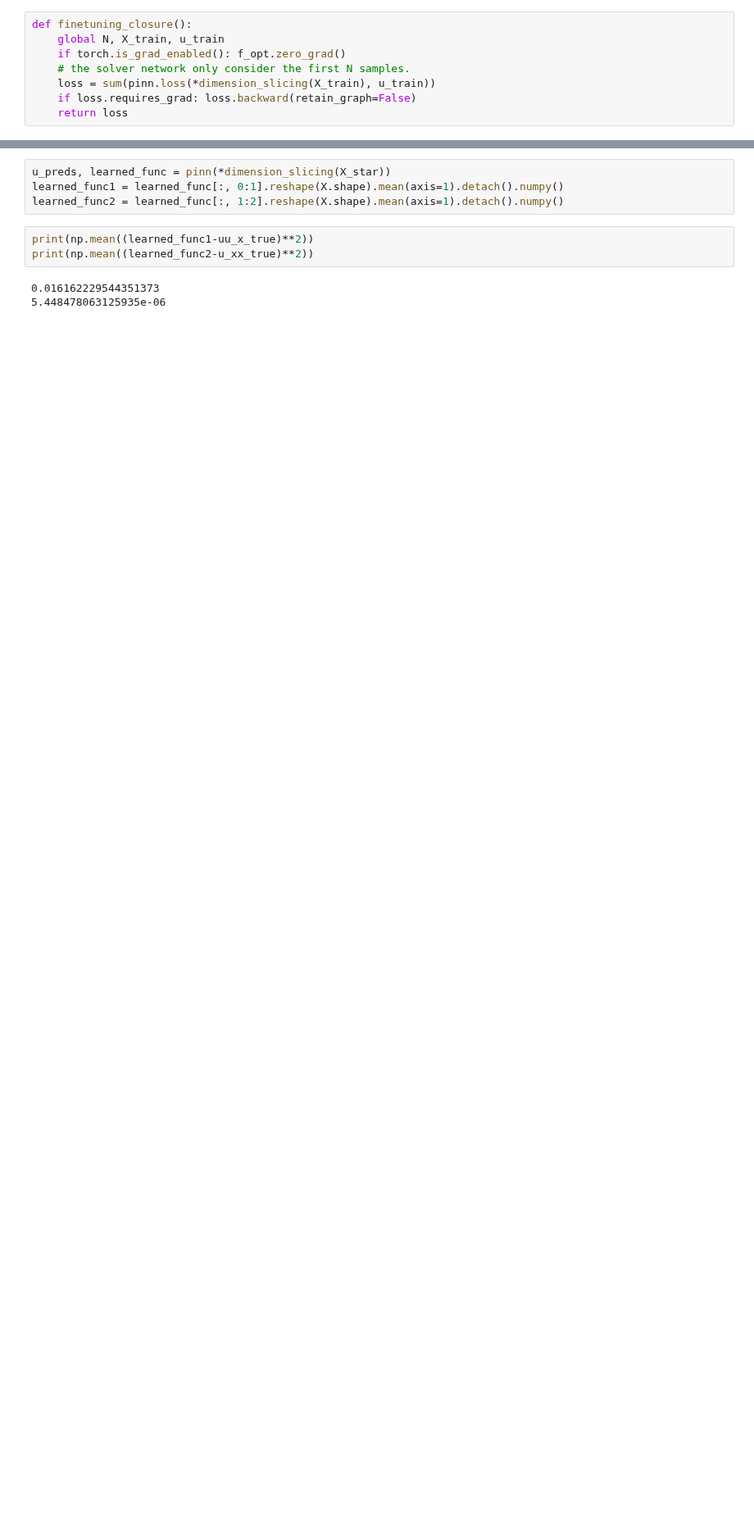
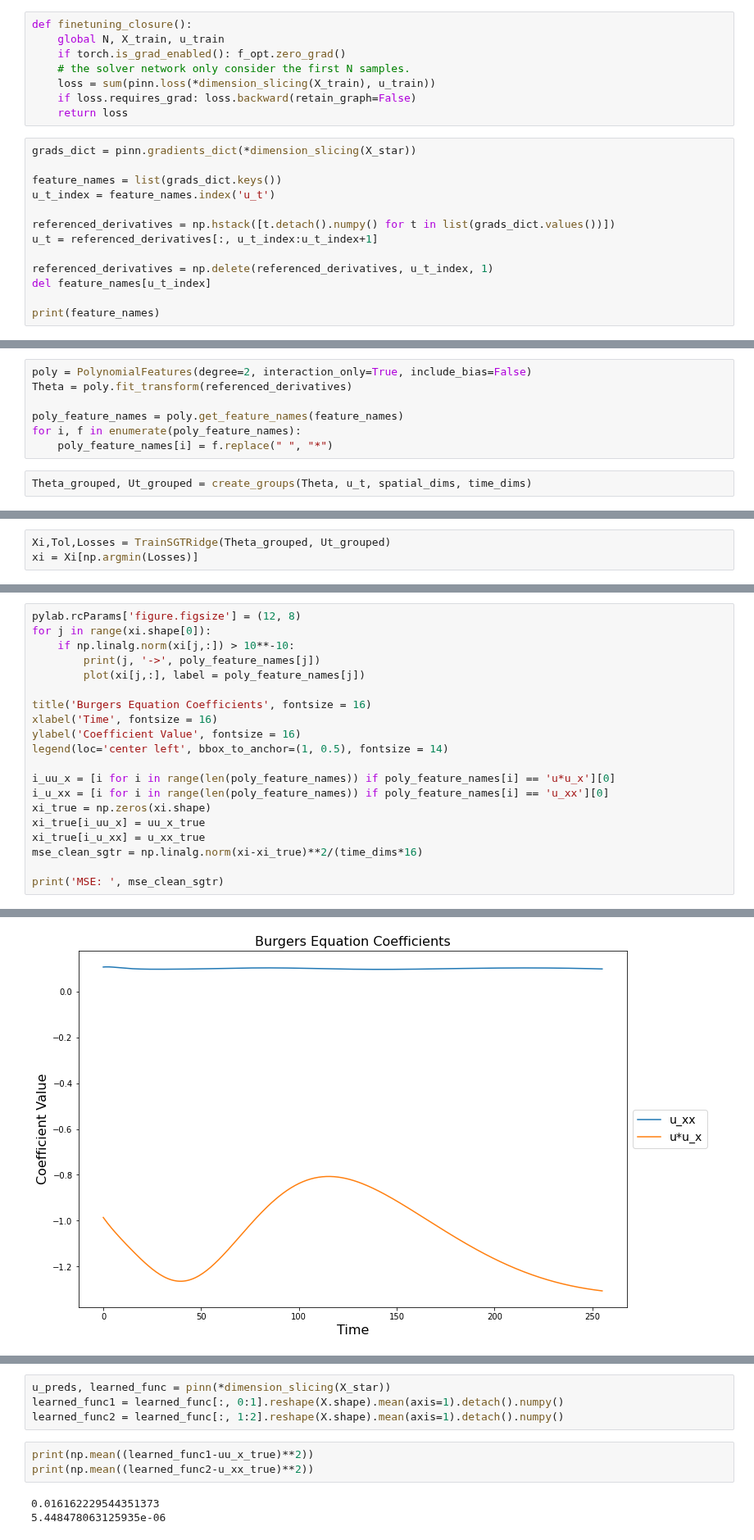
Before and after one commit to Pongpisit-Thanasutives/Multi-task-Physics-informed-neural-networks, a Jupyter notebook: inverse_parametric_burgers/Working on parametric_burgers.ipynb, the cells around one changed output, grey strips where cells are left out. Shown at 82% size. Drawn from its saved outputs; the diff is of its cells as text; blank space fills up the shorter version.

```diff
--- a/inverse_parametric_burgers/Working on parametric_burgers.ipynb
+++ b/inverse_parametric_burgers/Working on parametric_burgers.ipynb
@@ -76,3 +93,16 @@ def finetuning_closure():
     loss = sum(pinn.loss(*dimension_slicing(X_train), u_train))
     if loss.requires_grad: loss.backward(retain_graph=False)
     return loss
+# %%
+grads_dict = pinn.gradients_dict(*dimension_slicing(X_star))
+
+feature_names = list(grads_dict.keys())
+u_t_index = feature_names.index('u_t')
+
+referenced_derivatives = np.hstack([t.detach().numpy() for t in list(grads_dict.values())])
+u_t = referenced_derivatives[:, u_t_index:u_t_index+1]
+
+referenced_derivatives = np.delete(referenced_derivatives, u_t_index, 1)
+del feature_names[u_t_index]
+
+print(feature_names)
@@ -78,0 +111,9 @@ def finetuning_closure():
+# %%
+poly = PolynomialFeatures(degree=2, interaction_only=True, include_bias=False)
+Theta = poly.fit_transform(referenced_derivatives)
+
+poly_feature_names = poly.get_feature_names(feature_names)
+for i, f in enumerate(poly_feature_names):
+    poly_feature_names[i] = f.replace(" ", "*")
+# %%
+Theta_grouped, Ut_grouped = create_groups(Theta, u_t, spatial_dims, time_dims)
@@ -78,0 +122,3 @@ def finetuning_closure():
+# %%
+Xi,Tol,Losses = TrainSGTRidge(Theta_grouped, Ut_grouped)
+xi = Xi[np.argmin(Losses)]
@@ -78,0 +132,21 @@ def finetuning_closure():
+# %%
+pylab.rcParams['figure.figsize'] = (12, 8)
+for j in range(xi.shape[0]):
+    if np.linalg.norm(xi[j,:]) > 10**-10:
+        print(j, '->', poly_feature_names[j])
+        plot(xi[j,:], label = poly_feature_names[j])
+
+title('Burgers Equation Coefficients', fontsize = 16)
+xlabel('Time', fontsize = 16)
+ylabel('Coefficient Value', fontsize = 16)
+legend(loc='center left', bbox_to_anchor=(1, 0.5), fontsize = 14)
+
+i_uu_x = [i for i in range(len(poly_feature_names)) if poly_feature_names[i] == 'u*u_x'][0]
+i_u_xx = [i for i in range(len(poly_feature_names)) if poly_feature_names[i] == 'u_xx'][0]
+xi_true = np.zeros(xi.shape)
+xi_true[i_uu_x] = uu_x_true
+xi_true[i_u_xx] = u_xx_true
+mse_clean_sgtr = np.linalg.norm(xi-xi_true)**2/(time_dims*16)
+
+print('MSE: ', mse_clean_sgtr)
+# %% [output]
@@ -78,0 +156 @@ def finetuning_closure():
+[figure, added]
```
Also changed, not shown: parts of 19 cells of this notebook, 2 other files.
